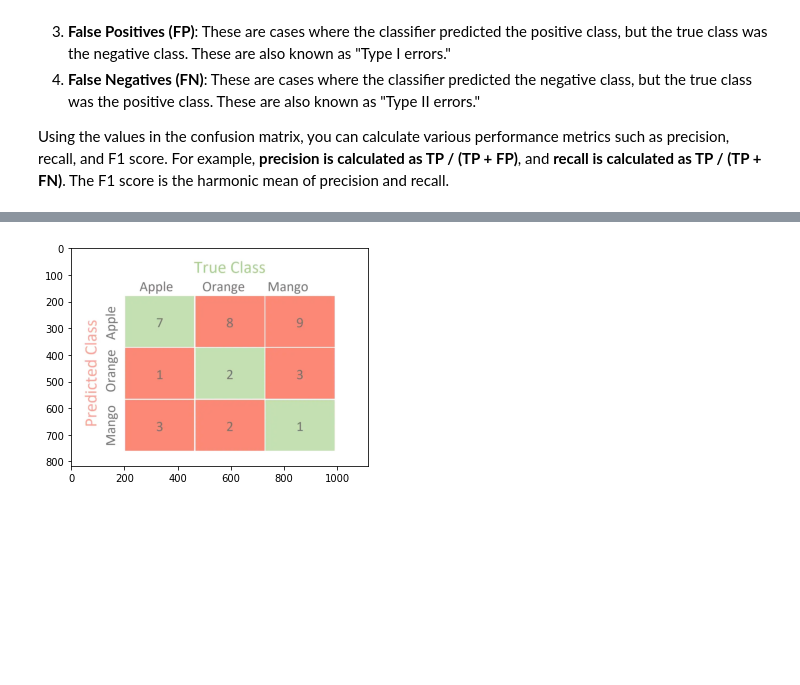
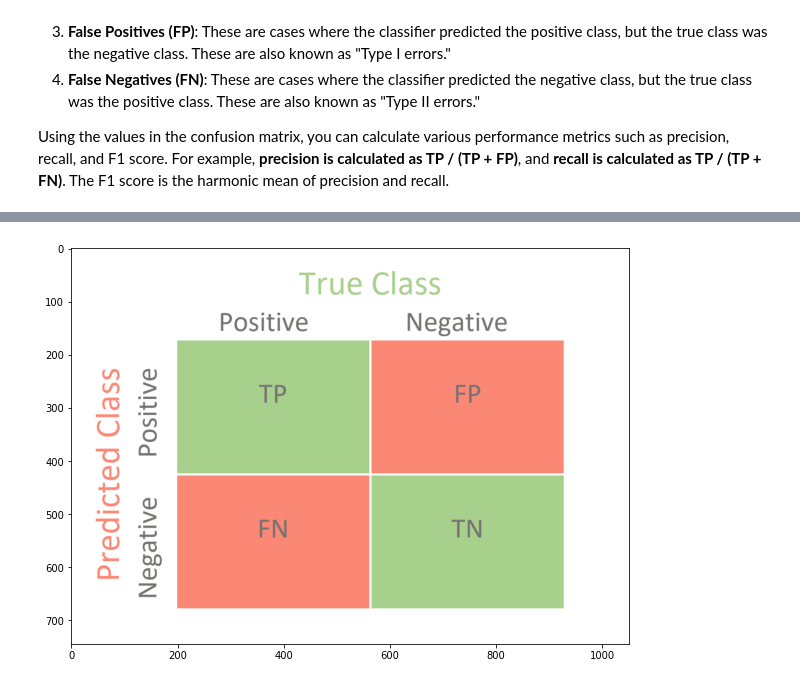
Before and after one commit to muntazirabidi/machine_learning_tutorials, a Jupyter notebook: Classification.ipynb, the cells around one changed output, grey strips where cells are left out. Cells and saved outputs as stored; diff of their text form; code cells hidden in the pictures; blank space fills up the shorter version.

```diff
--- a/Classification.ipynb
+++ b/Classification.ipynb
@@ -139,6 +139,6 @@ from io import BytesIO
 from PIL import Image
 
 uploaded = files.upload()
-im = Image.open(BytesIO(uploaded['matrix.webp']))
+im = Image.open(BytesIO(uploaded['matrix.png']))
 # %% [output]
 [interactive output not drawn]
@@ -146,5 +146,6 @@ Saving matrix.webp to matrix (1).webp
 # %%
+plt.figure(figsize=(10,10))
 plt.imshow(im)
 plt.show()
 # %% [output]
-[figure, old version]
+[figure, new version]
```
Also changed, not shown: parts of 1 cell of this notebook.
